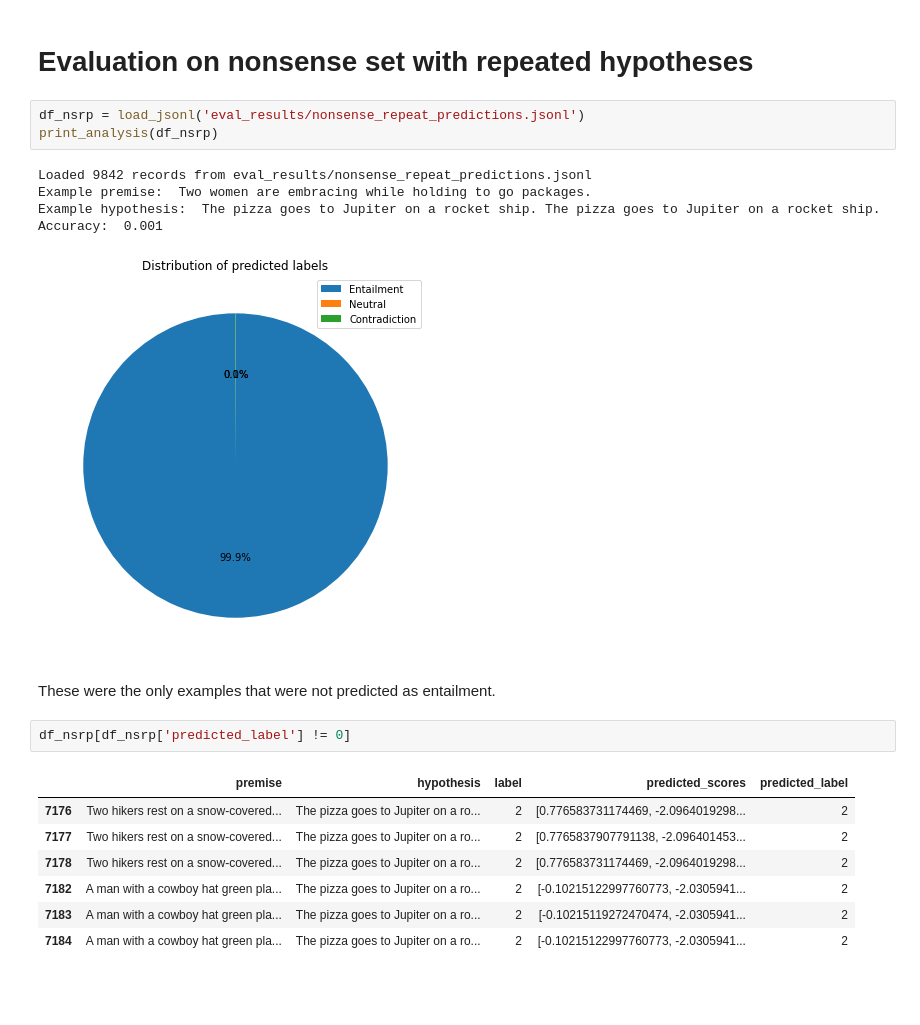
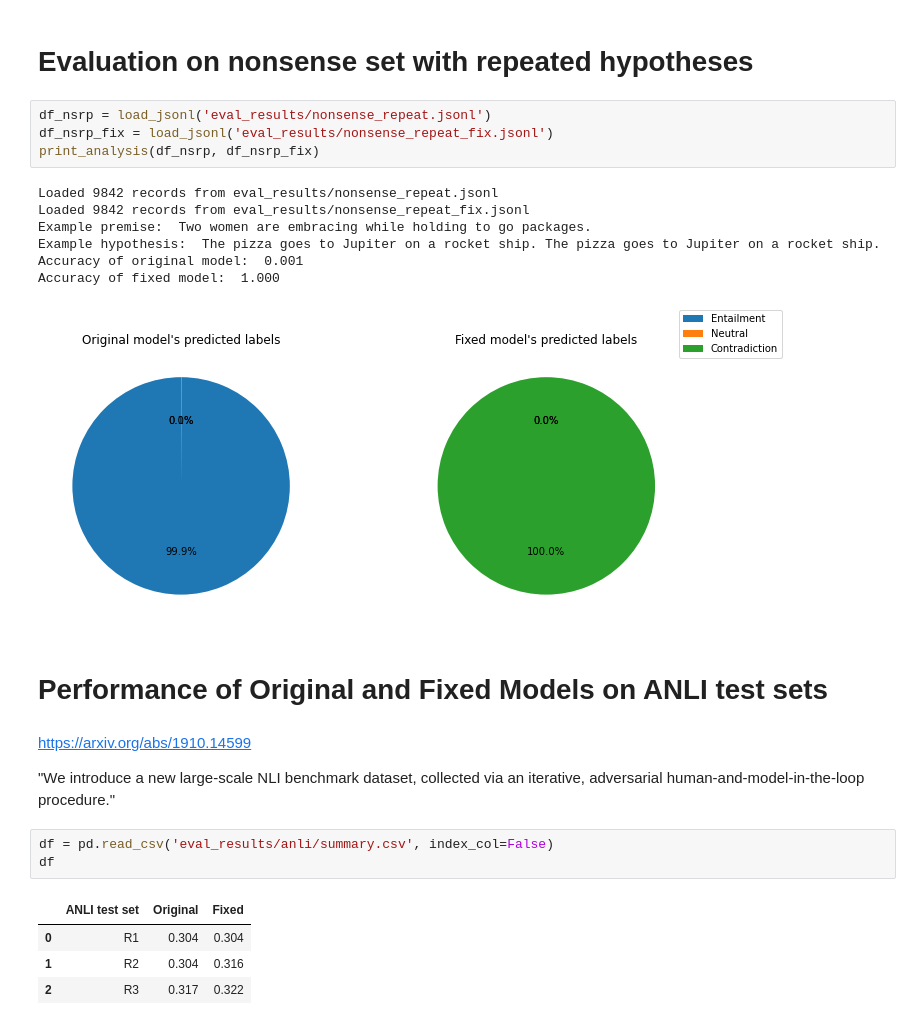
Before and after one commit to emc5ud/fp-dataset-artifacts, a Jupyter notebook: brian/brian-analysis.ipynb, the cells around one changed output. Cells and saved outputs as stored; diff of their text form; blank space fills up the shorter version.

```diff
--- a/brian/brian-analysis.ipynb
+++ b/brian/brian-analysis.ipynb
@@ -114,23 +126,28 @@ Accuracy:  0.949
 # %% [markdown]
 # Evaluation on nonsense set with repeated hypotheses
 # %%
-df_nsrp = load_jsonl('eval_results/nonsense_repeat_predictions.jsonl')
-print_analysis(df_nsrp)
+df_nsrp = load_jsonl('eval_results/nonsense_repeat.jsonl')
+df_nsrp_fix = load_jsonl('eval_results/nonsense_repeat_fix.jsonl')
+print_analysis(df_nsrp, df_nsrp_fix)
 # %% [output]
-Loaded 9842 records from eval_results/nonsense_repeat_predictions.jsonl
+Loaded 9842 records from eval_results/nonsense_repeat.jsonl
+Loaded 9842 records from eval_results/nonsense_repeat_fix.jsonl
 Example premise:  Two women are embracing while holding to go packages.
 Example hypothesis:  The pizza goes to Jupiter on a rocket ship. The pizza goes to Jupiter on a rocket ship.
-Accuracy:  0.001
+Accuracy of original model:  0.001
+Accuracy of fixed model:  1.000
-[figure, old version]
+[figure, new version]
-# %% [markdown]
-These were the only examples that were not predicted as entailment.
-# %%
-df_nsrp[df_nsrp['predicted_label'] != 0]
-# %% [output]
-|  | premise | hypothesis | label | predicted_scores | predicted_label |
-| 7176 | Two hikers rest on a snow-covered... | The pizza goes to Jupiter on a ro... | 2 | [0.776583731174469, -2.0964019298... | 2 |
-| 7177 | Two hikers rest on a snow-covered... | The pizza goes to Jupiter on a ro... | 2 | [0.7765837907791138, -2.096401453... | 2 |
-| 7178 | Two hikers rest on a snow-covered... | The pizza goes to Jupiter on a ro... | 2 | [0.776583731174469, -2.0964019298... | 2 |
-| 7182 | A man with a cowboy hat green pla... | The pizza goes to Jupiter on a ro... | 2 | [-0.10215122997760773, -2.0305941... | 2 |
-| 7183 | A man with a cowboy hat green pla... | The pizza goes to Jupiter on a ro... | 2 | [-0.10215119272470474, -2.0305941... | 2 |
-| 7184 | A man with a cowboy hat green pla... | The pizza goes to Jupiter on a ro... | 2 | [-0.10215122997760773, -2.0305941... | 2 |
+# %% [markdown]
+# Performance of Original and Fixed Models on ANLI test sets
+# %% [markdown]
+https://arxiv.org/abs/1910.14599
+
+"We introduce a new large-scale NLI benchmark dataset, collected via an iterative, adversarial human-and-model-in-the-loop procedure."
+# %%
+df = pd.read_csv('eval_results/anli/summary.csv', index_col=False)
+df
+# %% [output]
+|  | ANLI test set | Original | Fixed |
+| 0 | R1 | 0.304 | 0.304 |
+| 1 | R2 | 0.304 | 0.316 |
+| 2 | R3 | 0.317 | 0.322 |
```
Also changed, not shown: parts of 9 cells of this notebook, 23 other files.
